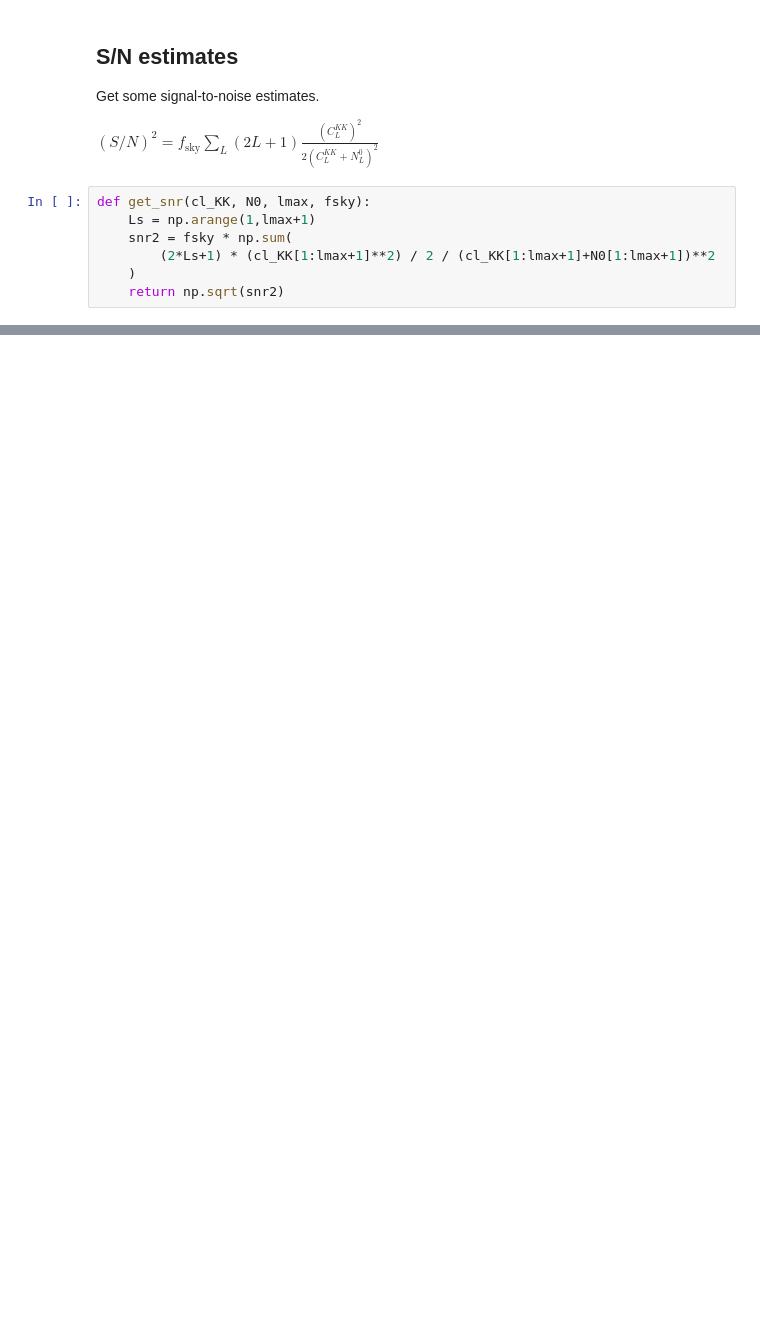
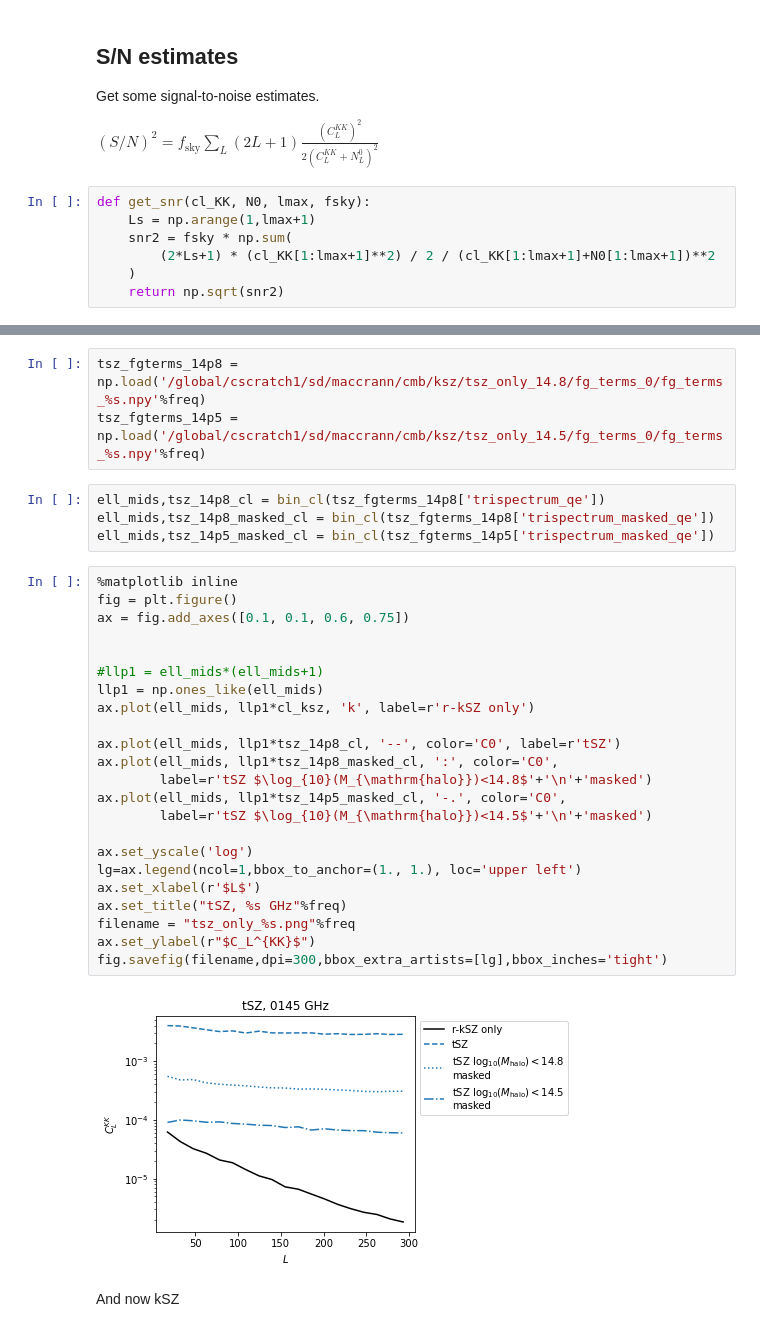
Before and after one commit to NiallMac/ksz2, a Jupyter notebook: plots/plot_lensing.ipynb, the cells around one changed output, grey strips where cells are left out. Drawn from its saved outputs; the diff is of its cells as text; blank space fills up the shorter version.

```diff
--- a/plots/plot_lensing.ipynb
+++ b/plots/plot_lensing.ipynb
@@ -153,0 +266,34 @@ ax.set_yscale('log')
+# %%
+tsz_fgterms_14p8 = np.load('/global/cscratch1/sd/maccrann/cmb/ksz/tsz_only_14.8/fg_terms_0/fg_terms_%s.npy'%freq)
+tsz_fgterms_14p5 = np.load('/global/cscratch1/sd/maccrann/cmb/ksz/tsz_only_14.5/fg_terms_0/fg_terms_%s.npy'%freq)
+# %%
+ell_mids,tsz_14p8_cl = bin_cl(tsz_fgterms_14p8['trispectrum_qe'])
+ell_mids,tsz_14p8_masked_cl = bin_cl(tsz_fgterms_14p8['trispectrum_masked_qe'])
+ell_mids,tsz_14p5_masked_cl = bin_cl(tsz_fgterms_14p5['trispectrum_masked_qe'])
+# %%
+%matplotlib inline
+fig = plt.figure()
+ax = fig.add_axes([0.1, 0.1, 0.6, 0.75])
+
+
+#llp1 = ell_mids*(ell_mids+1)
+llp1 = np.ones_like(ell_mids)
+ax.plot(ell_mids, llp1*cl_ksz, 'k', label=r'r-kSZ only')
+
+ax.plot(ell_mids, llp1*tsz_14p8_cl, '--', color='C0', label=r'tSZ')
+ax.plot(ell_mids, llp1*tsz_14p8_masked_cl, ':', color='C0',
+        label=r'tSZ $\log_{10}(M_{\mathrm{halo}})<14.8$'+'\n'+'masked')
+ax.plot(ell_mids, llp1*tsz_14p5_masked_cl, '-.', color='C0',
+        label=r'tSZ $\log_{10}(M_{\mathrm{halo}})<14.5$'+'\n'+'masked')
+
+ax.set_yscale('log')
+lg=ax.legend(ncol=1,bbox_to_anchor=(1., 1.), loc='upper left')
+ax.set_xlabel(r'$L$')
+ax.set_title("tSZ, %s GHz"%freq)
+filename = "tsz_only_%s.png"%freq
+ax.set_ylabel(r"$C_L^{KK}$")
+fig.savefig(filename,dpi=300,bbox_extra_artists=[lg],bbox_inches='tight')
+# %% [output]
+[figure, added]
+# %% [markdown]
+And now kSZ
```
Also changed, not shown: parts of 22 cells of this notebook, 3 other files.
